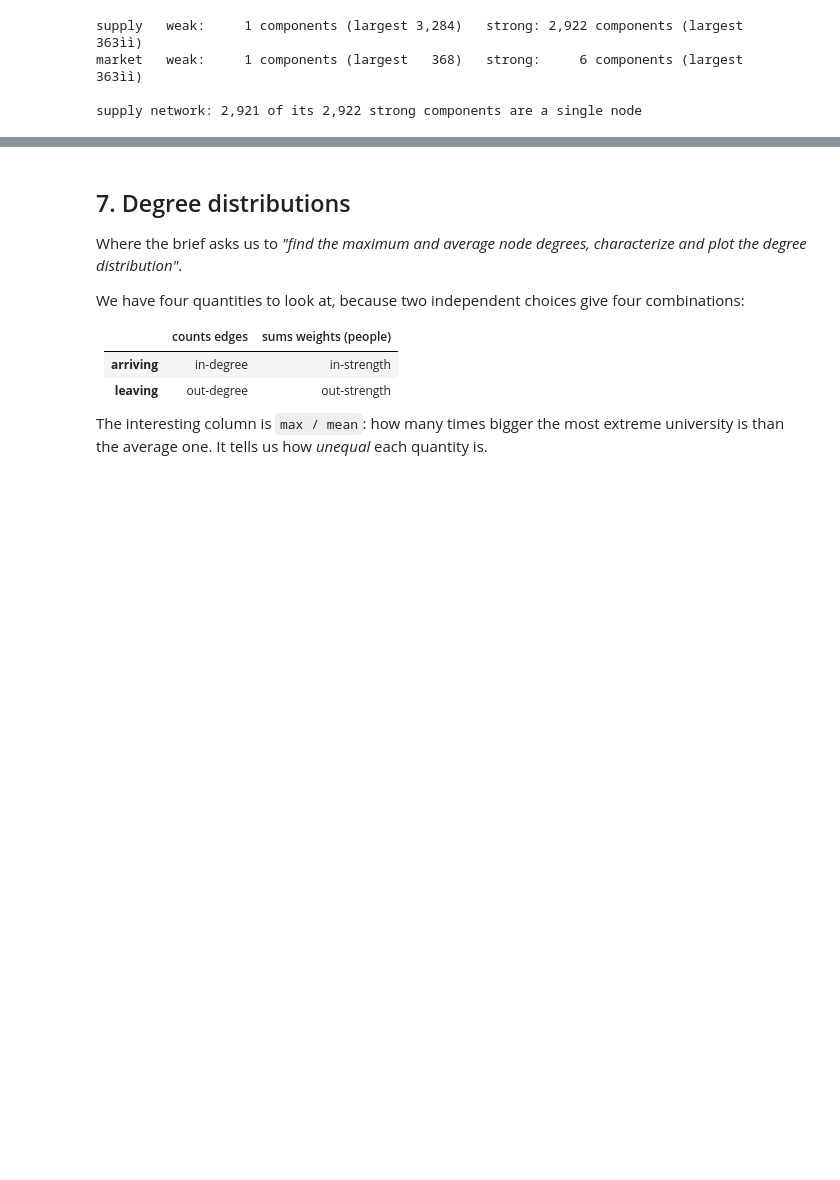
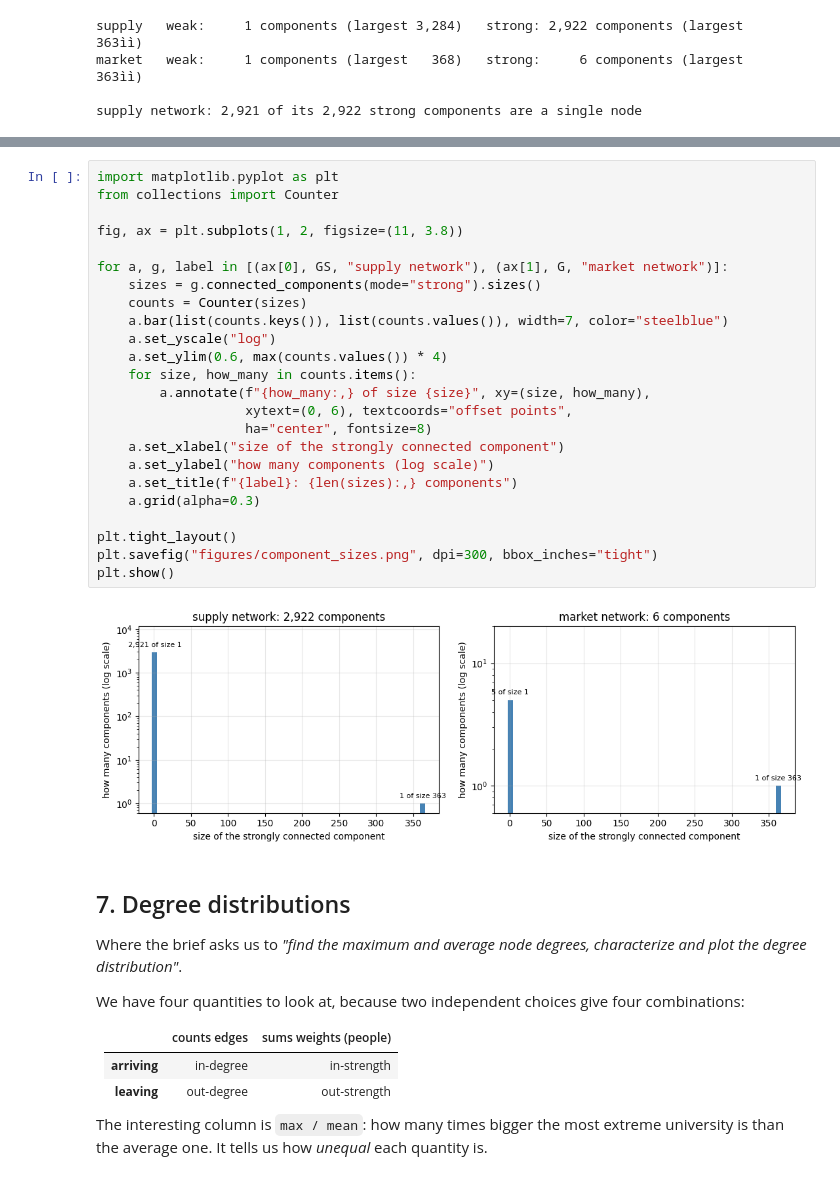
Before and after one commit to simonefeli/us-faculty-hiring-network, a Jupyter notebook: Assignment.ipynb, the cells around one changed output, grey strips where cells are left out. Cells and saved outputs as stored; diff of their text form; blank space fills up the shorter version.

```diff
--- a/Assignment.ipynb
+++ b/Assignment.ipynb
@@ -257,3 +283,29 @@ supply network: 2,921 of its 2,922 strong components are a single node
+# %%
+import matplotlib.pyplot as plt
+from collections import Counter
+
+fig, ax = plt.subplots(1, 2, figsize=(11, 3.8))
+
+for a, g, label in [(ax[0], GS, "supply network"), (ax[1], G, "market network")]:
+    sizes = g.connected_components(mode="strong").sizes()
+    counts = Counter(sizes)
+    a.bar(list(counts.keys()), list(counts.values()), width=7, color="steelblue")
+    a.set_yscale("log")
+    a.set_ylim(0.6, max(counts.values()) * 4)
+    for size, how_many in counts.items():
+        a.annotate(f"{how_many:,} of size {size}", xy=(size, how_many),
+                   xytext=(0, 6), textcoords="offset points",
+                   ha="center", fontsize=8)
+    a.set_xlabel("size of the strongly connected component")
+    a.set_ylabel("how many components (log scale)")
+    a.set_title(f"{label}: {len(sizes):,} components")
+    a.grid(alpha=0.3)
+
+plt.tight_layout()
+plt.savefig("figures/component_sizes.png", dpi=300, bbox_inches="tight")
+plt.show()
+# %% [output]
+[figure, added]
 # %% [markdown]
 ## 7. Degree distributions
 
```
Also changed, not shown: parts of 3 cells of this notebook, 3 other files.
